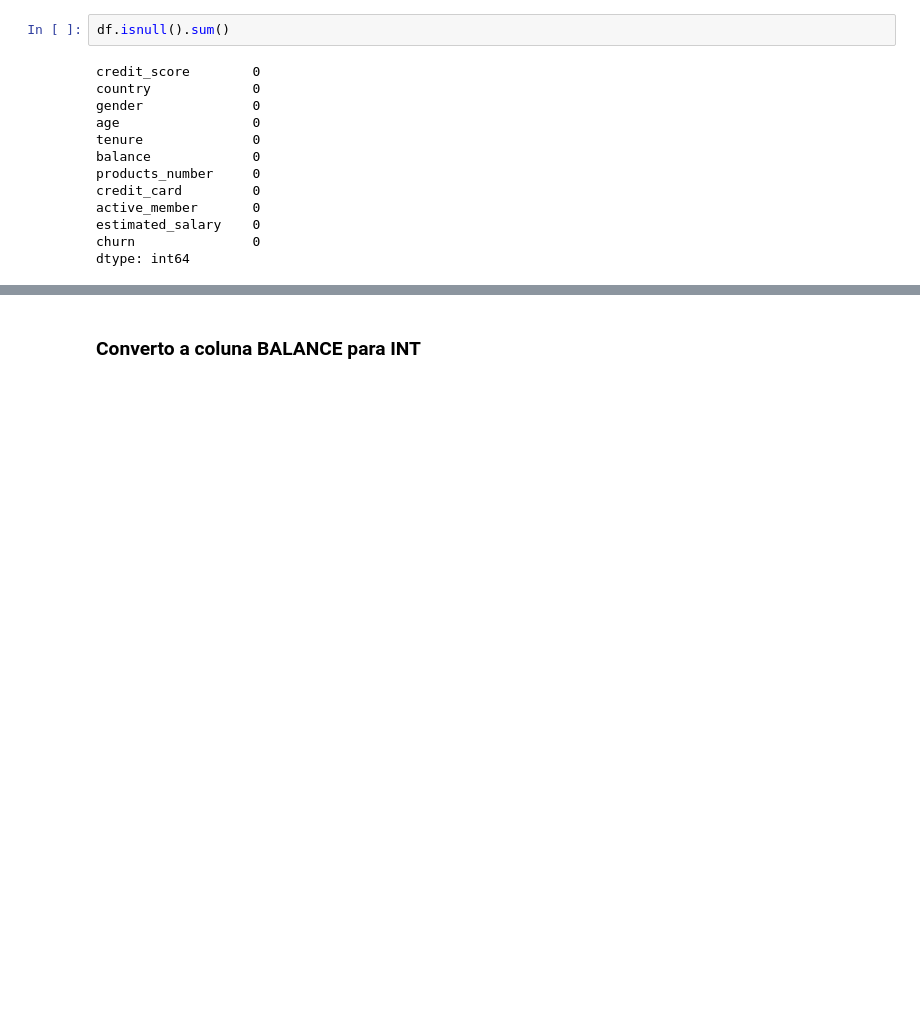
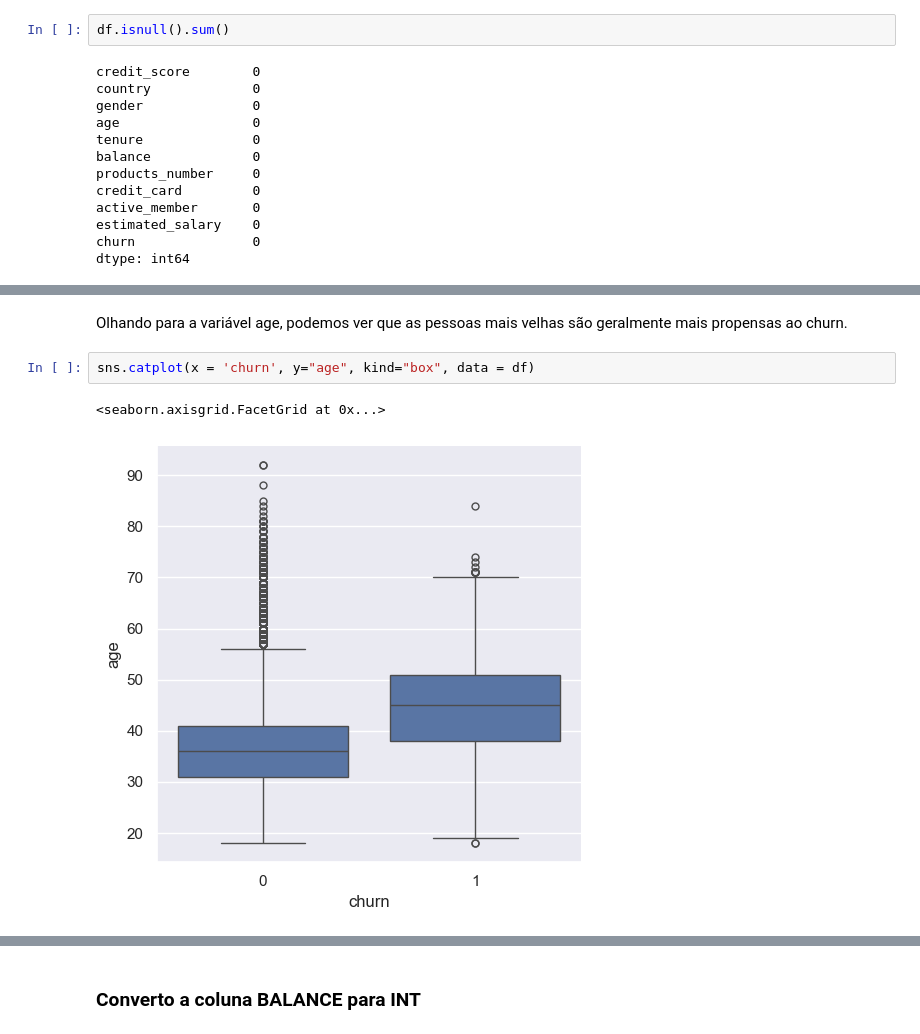
Before and after one commit to NetoEu/PUC-MVP-Desenv.-Soft.-Inteligente, a Jupyter notebook: machineLearning/notebook/churn_rate.ipynb, the cells around one changed output, grey strips where cells are left out. Saved outputs shown, nothing was run; the diff lists cells and outputs as text; blank space fills up the shorter version.

```diff
--- a/machineLearning/notebook/churn_rate.ipynb
+++ b/machineLearning/notebook/churn_rate.ipynb
@@ -154,0 +242,7 @@ df['gender'] = df['gender'].map({'Male' : 0, 'Female' : 1})
+# %% [markdown]
+Olhando para a variável age, podemos ver que as pessoas mais velhas são geralmente mais propensas ao churn.
+# %%
+sns.catplot(x = 'churn', y="age", kind="box", data = df)
+# %% [output]
+<seaborn.axisgrid.FacetGrid at 0x...>
+[figure, added]
```
Also changed, not shown: parts of 61 cells of this notebook.
